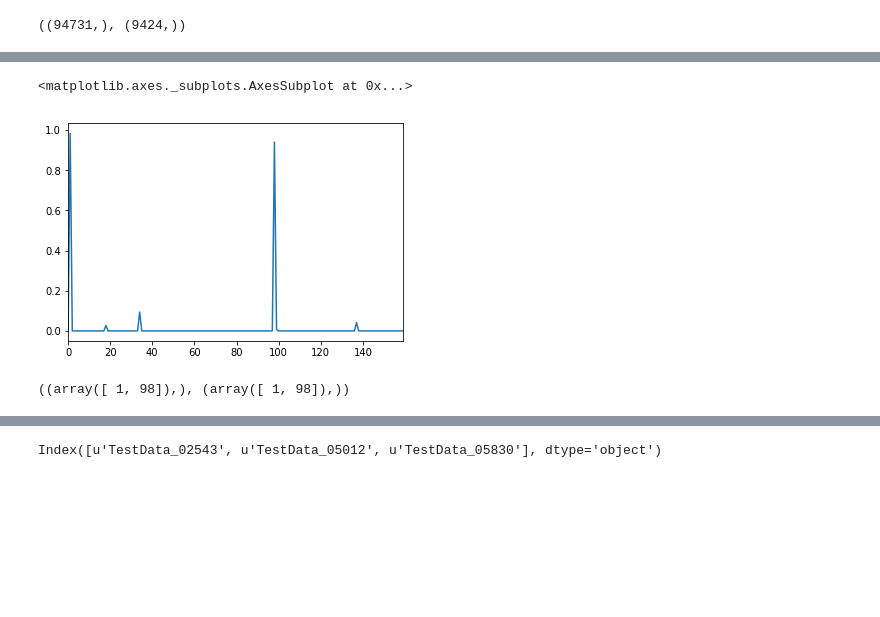
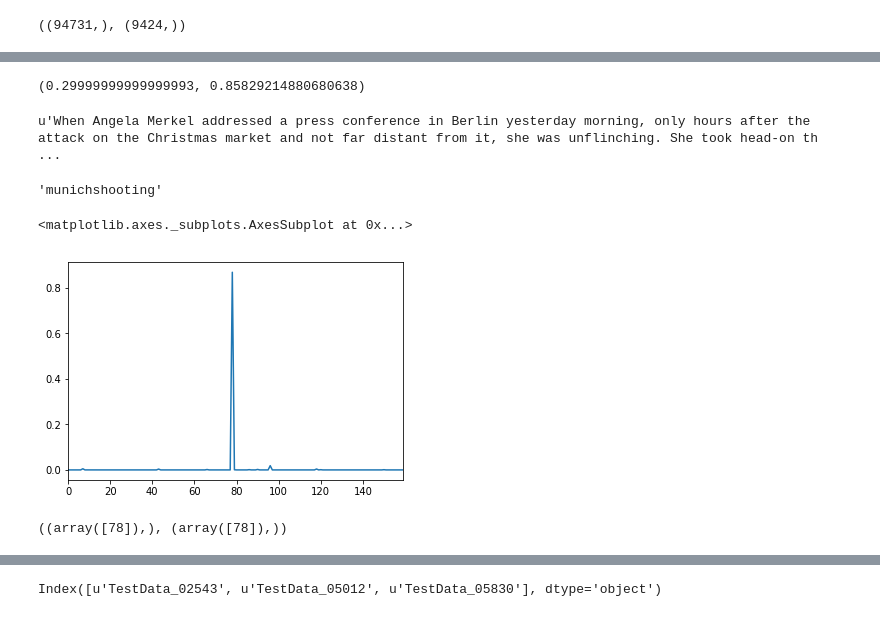
Before and after one commit to avsolatorio/data-science-challenge-growing-instability-05-13-2017, a Jupyter notebook: src/Deep Word2vec + Fasttext + LSI.ipynb, the cells around one changed output, grey strips where cells are left out. Saved outputs shown, nothing was run; the diff lists cells and outputs as text; code cells hidden in the pictures; blank space fills up the shorter version.

```diff
--- a/src/Deep Word2vec + Fasttext + LSI.ipynb
+++ b/src/Deep Word2vec + Fasttext + LSI.ipynb
@@ -228,6 +273,8 @@ import itertools as it
 
 def build_deep_input_stack(input_node):
     x = Dense(128, activation='relu')(input_node)
+    x = Dropout(0.3)(x)
+    x = Dense(256, activation='relu')(input_node)
     x = Dropout(0.3)(x)
     x = Dense(512, activation='relu')(x)
     x = Dropout(0.3)(x)
@@ -241,7 +288,7 @@ def entangle_inputs(input_nodes=[]):
 
     for n1, n2 in it.combinations(input_nodes, 2):
         entangled_inputs.append(
-            keras.layers.dot([n1, n2], 1)
+            keras.layers.dot([n1, n2], 1, normalize=True)
         )
 
     return entangled_inputs
@@ -262,12 +309,14 @@ tfidf_fs_x = build_deep_input_stack(tfidf_fs_input)
 tfidf_lsi_x = build_deep_input_stack(tfidf_wv_input)
 
 stacked_inputs_x = [wv_x, fs_x, tfidf_wv_x, tfidf_fs_x, tfidf_lsi_x]
-# entangled_inputs_x = entangle_inputs(stacked_inputs_x)
+entangled_inputs_x = entangle_inputs(stacked_inputs_x)
 
-x = keras.layers.concatenate(stacked_inputs_x)  # + entangled_inputs_x)
+x = keras.layers.concatenate(stacked_inputs_x + entangled_inputs_x)
 
 # We stack a deep densely-connected network on top
 x = Dense(128, activation='relu')(x)
+x = Dropout(0.3)(x)
+x = Dense(256, activation='relu')(x)
 x = Dropout(0.3)(x)
 x = Dense(256, activation='relu')(x)
 x = Dropout(0.3)(x)
@@ -358,8 +434,8 @@ validation_data=(
 # %%
 %%time
 # And trained it via:
-batch_size = 500
-epochs = 100
+batch_size = 2000
+epochs = 90
 
 hist = model.fit(
     training_inputs,
@@ -389,0 +466,14 @@ Wall time: 3min 19s
+# %%
+%%time
+# And trained it via:
+batch_size = 10
+epochs = 50
+
+hist = model.fit(
+    train_test_training_inputs,
+    train_test_training_outputs,
+    epochs=epochs,
+    batch_size=batch_size,
+    validation_split=0.2,
+    validation_data=validation_data,
+)
@@ -493,10 +562,10 @@ i = j
 # %%
 g = model.predict(
     build_training_inputs(
-        wv_train[:100],
-        fs_train[:100],
-        tfidf_wv_train[:100],
-        tfidf_fs_train[:100],
-        tfidf_lsi_train[:100],
+        wv_train,
+        fs_train,
+        tfidf_wv_train,
+        tfidf_fs_train,
+        tfidf_lsi_train,
     )
 )
@@ -503,15 +611,29 @@ g = model.predict(
+# %%
+thresh, thresh_score = sorted(mean_fscores, key=lambda x: x[1], reverse=True)[0]
+thresh, thresh_score
+# %% [output]
+(0.29999999999999993, 0.85829214880680638)
+# %%
+train_test_df.iloc[ix].bodyText
+# %% [output]
+u'When Angela Merkel addressed a press conference in Berlin yesterday morning, only hours after the attack on the Christmas market and not far distant from it, she was unflinching. She took head-on th ...
+# %%
+topics[103]
+# %% [output]
+'munichshooting'
 # %%
 %matplotlib inline
-ix = 29
-pd.Series(g[ix]).plot()
+ix = 125
+sd = -0
+pd.Series(g[sd:][ix]).plot()
 # %% [output]
 <matplotlib.axes._subplots.AxesSubplot at 0x...>
-[figure, old version]
+[figure, new version]
 # %%
-thresh = 0.5
-np.where(y_train[ix] == 1), np.where(g[ix] > thresh)
+# thresh = 0.5
+np.where(y_train[sd:][ix] == 1), np.where(g[sd:][ix] > thresh)
 # %% [output]
-((array([ 1, 98]),), (array([ 1, 98]),))
+((array([78]),), (array([78]),))
 # %%
 from gensim.models.tfidfmodel import TfidfModel
 from gensim.models.lsimodel import LsiModel
```
Also changed, not shown: parts of 34 cells of this notebook.
